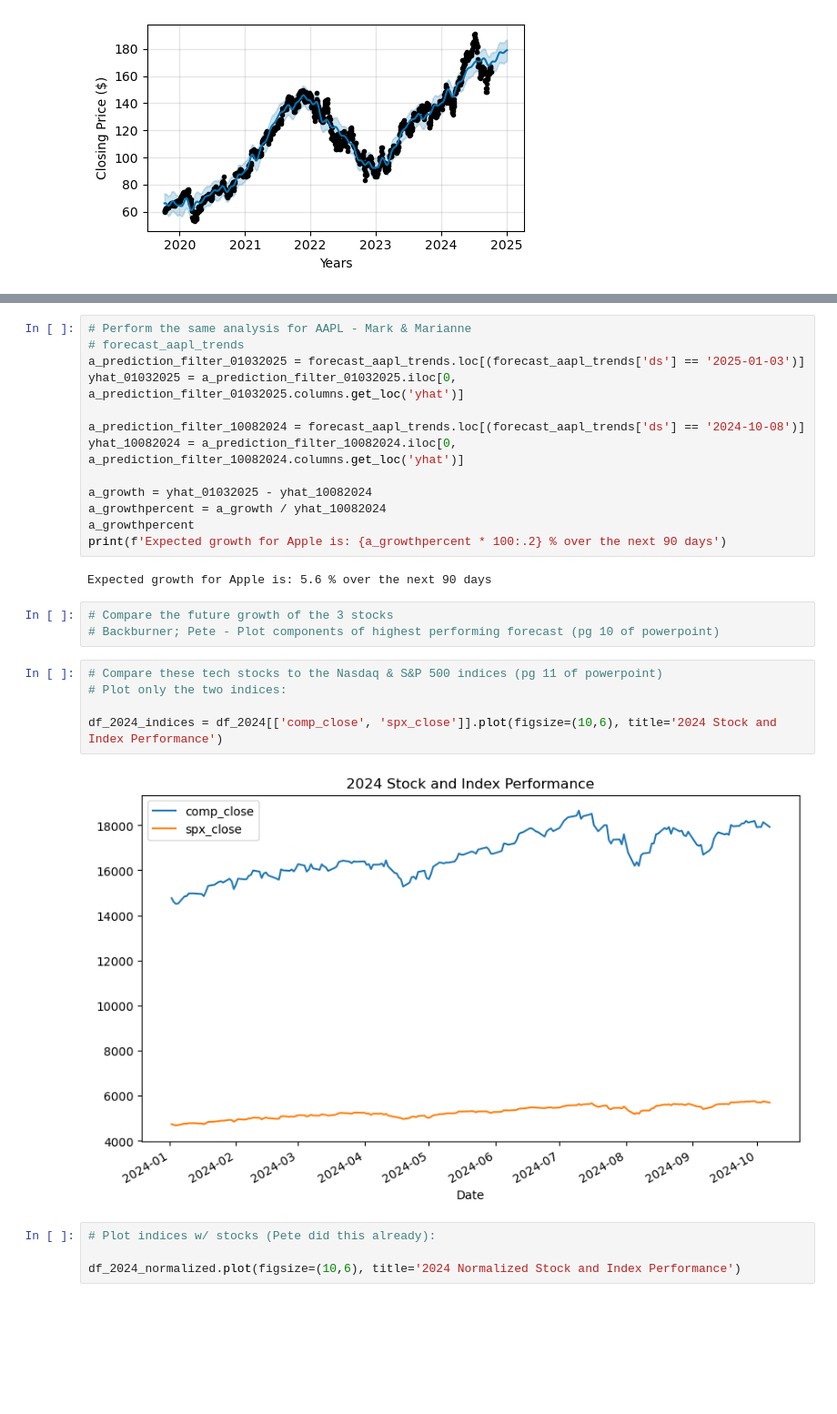
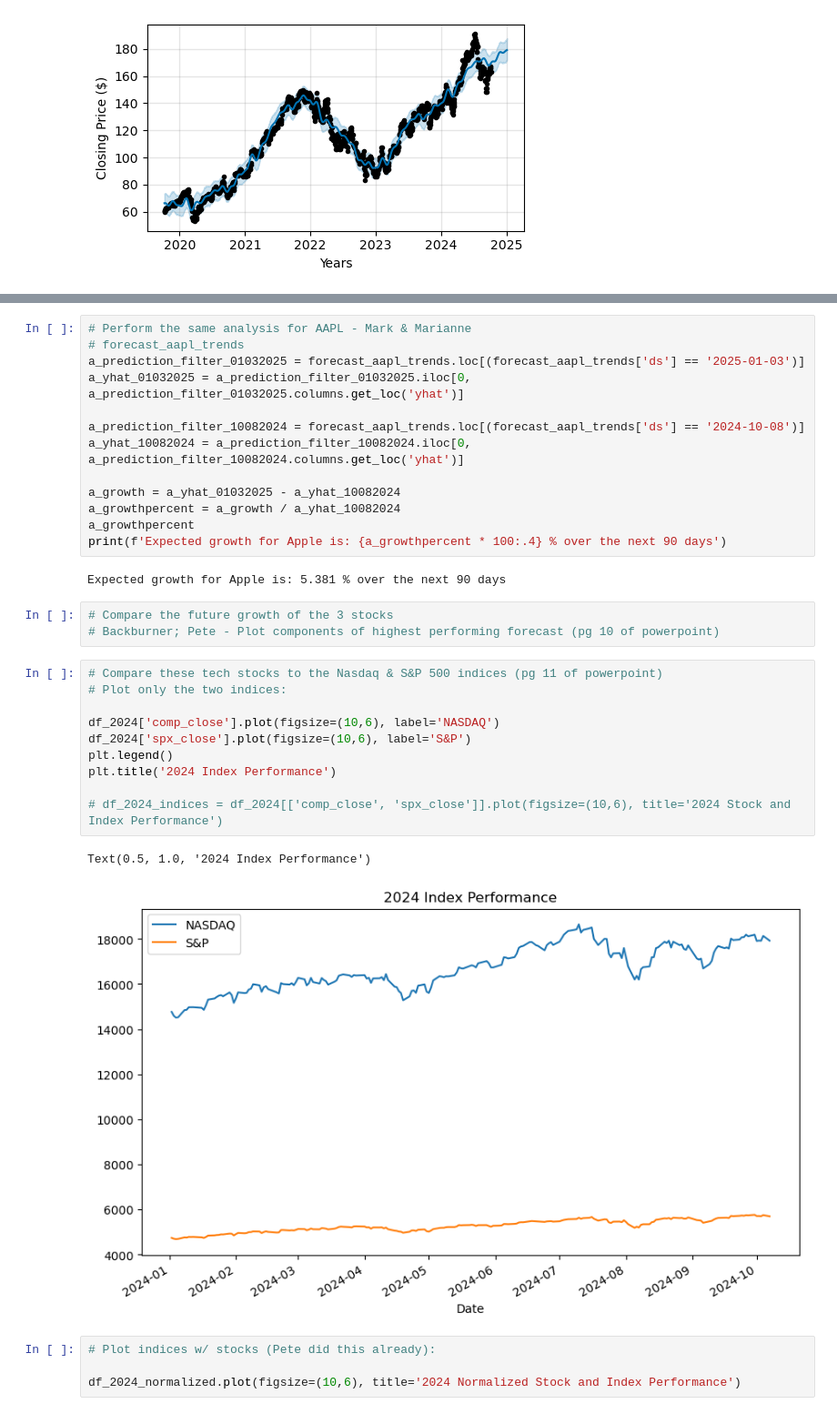
Before and after one commit to Pete1001/Tech_stock_analysis, a Jupyter notebook: Tech_stock_analysis.ipynb, the cells around one changed output, grey strips where cells are left out. Shown at 91% size. Drawn from its saved outputs; the diff is of its cells as text; blank space fills up the shorter version.

```diff
--- a/Tech_stock_analysis.ipynb
+++ b/Tech_stock_analysis.ipynb
@@ -786,27 +800,33 @@ Expected growth for Microsoft is: 5.6 % over the next 90 days
 # Perform the same analysis for AAPL - Mark & Marianne
 # forecast_aapl_trends
 a_prediction_filter_01032025 = forecast_aapl_trends.loc[(forecast_aapl_trends['ds'] == '2025-01-03')]
-yhat_01032025 = a_prediction_filter_01032025.iloc[0, a_prediction_filter_01032025.columns.get_loc('yhat')]
+a_yhat_01032025 = a_prediction_filter_01032025.iloc[0, a_prediction_filter_01032025.columns.get_loc('yhat')]
 
 a_prediction_filter_10082024 = forecast_aapl_trends.loc[(forecast_aapl_trends['ds'] == '2024-10-08')]
-yhat_10082024 = a_prediction_filter_10082024.iloc[0, a_prediction_filter_10082024.columns.get_loc('yhat')]
+a_yhat_10082024 = a_prediction_filter_10082024.iloc[0, a_prediction_filter_10082024.columns.get_loc('yhat')]
 
-a_growth = yhat_01032025 - yhat_10082024
-a_growthpercent = a_growth / yhat_10082024
+a_growth = a_yhat_01032025 - a_yhat_10082024
+a_growthpercent = a_growth / a_yhat_10082024
 a_growthpercent
-print(f'Expected growth for Apple is: {a_growthpercent * 100:.2} % over the next 90 days')
+print(f'Expected growth for Apple is: {a_growthpercent * 100:.4} % over the next 90 days')
 # %% [output]
-Expected growth for Apple is: 5.6 % over the next 90 days
+Expected growth for Apple is: 5.381 % over the next 90 days
 # %%
 # Compare the future growth of the 3 stocks
 # Backburner; Pete - Plot components of highest performing forecast (pg 10 of powerpoint)
 # %%
 # Compare these tech stocks to the Nasdaq & S&P 500 indices (pg 11 of powerpoint)
 # Plot only the two indices:
 
-df_2024_indices = df_2024[['comp_close', 'spx_close']].plot(figsize=(10,6), title='2024 Stock and Index Performance')
+df_2024['comp_close'].plot(figsize=(10,6), label='NASDAQ')
+df_2024['spx_close'].plot(figsize=(10,6), label='S&P')
+plt.legend()
+plt.title('2024 Index Performance')
+
+# df_2024_indices = df_2024[['comp_close', 'spx_close']].plot(figsize=(10,6), title='2024 Stock and Index Performance')
 # %% [output]
+Text(0.5, 1.0, '2024 Index Performance')
-[figure, old version]
+[figure, new version]
 # %%
 # Plot indices w/ stocks (Pete did this already):
 
```
Also changed, not shown: parts of 26 cells of this notebook, 11 other files.
